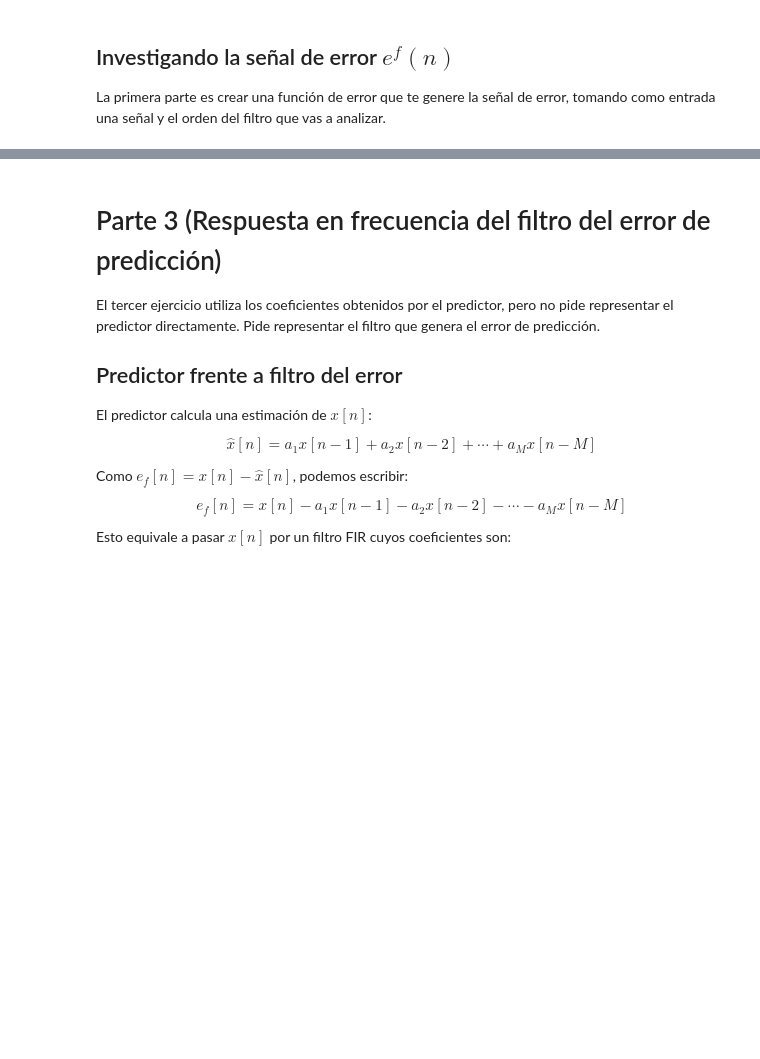
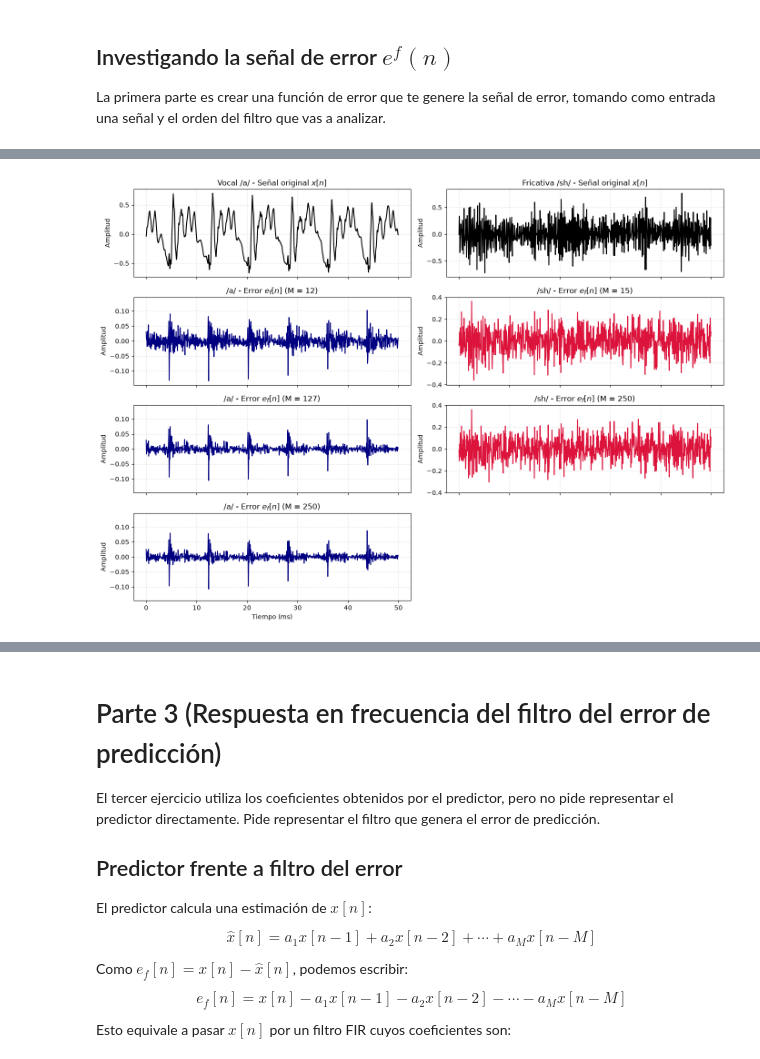
Before and after one commit to ItoRalde/TP3-Proc-Adaptivo-de-se-ales, a Jupyter notebook: T3.ipynb, the cells around one changed output, grey strips where cells are left out. Drawn from its saved outputs; the diff is of its cells as text; code cells hidden in the pictures; blank space fills up the shorter version.

```diff
--- a/T3.ipynb
+++ b/T3.ipynb
@@ -187,0 +243,85 @@ def calcular_señal_de_error(x, M):
+# %%
+#estableciendo variables
+fs = 16000
+start_sample_sh = 20000 # escogiendo un punto lejos del inicio asi el audio es estable
+start_sample_a = 40000 # en el audio que grabamos al principio hay mucho silencio
+longitud = 800
+tiempo = np.arange(longitud) / fs * 1000 #ms
+
+# Esocgiendo diferentes M para el ruido /a/ para ver como cambia la señal de error dependiendo del codod
+M_a_primer_codo = 12
+M_a_segundo_codo = 127
+
+# Lo mismo para /sh/
+M_sh_primer_codo = 15
+
+#ahora un M donde el error es mínimo para ambas señales
+M_minimo = 250
+
+# calculando la señal de error para /a/ con diferentes M
+e_a_primer_codo = calcular_señal_de_error(a, M_a_primer_codo)
+e_a_segundo_codo = calcular_señal_de_error(a, M_a_segundo_codo)
+e_a_minimo = calcular_señal_de_error(a, M_minimo)
+
+#recortando la señal para graficar
+e_a_primer_codo = e_a_primer_codo[start_sample_a:start_sample_a + longitud]
+e_a_segundo_codo = e_a_segundo_codo[start_sample_a:start_sample_a + longitud]
+e_a_minimo = e_a_minimo[start_sample_a:start_sample_a + longitud]
+
+# ahora haciendo lo mismo con la señal a_sh
+e_sh_primer_codo = calcular_señal_de_error(sh, M_sh_primer_codo)
+e_sh_minimo = calcular_señal_de_error(sh, M_minimo)
+
+#de nuevo recortando la señal para graficar
+e_sh_primer_codo = e_sh_primer_codo[start_sample_sh:start_sample_sh + longitud]
+e_sh_minimo = e_sh_minimo[start_sample_sh:start_sample_sh + longitud]
+
+#escogiendo el tramo de audio para graficar
+a_tramo = a[start_sample_a:start_sample_a + longitud]
+sh_tramo = sh[start_sample_sh:start_sample_sh + longitud]
+
+# graficando todo
+fig, axes = plt.subplots(4, 2, figsize=(14, 10), sharex=True)
+
+# Columna de /a/
+errores_a = [(M_a_primer_codo, e_a_primer_codo),
+             (M_a_segundo_codo, e_a_segundo_codo),
+             (M_minimo, e_a_minimo)]
+
+axes[0, 0].plot(tiempo, a_tramo, color="black")
+axes[0, 0].set_title("Vocal /a/ - Señal original $x[n]$")
+
+for i, (M_i, e) in enumerate(errores_a):
+    axes[i + 1, 0].plot(tiempo, e, color="navy")
+    axes[i + 1, 0].set_title(f"/a/ - Error $e_f[n]$ (M = {M_i})")
+
+# Columna de /sh/
+errores_sh = [(M_sh_primer_codo, e_sh_primer_codo),
+              (M_minimo, e_sh_minimo)]
+
+axes[0, 1].plot(tiempo, sh_tramo, color="black")
+axes[0, 1].set_title("Fricativa /sh/ - Señal original $x[n]$")
+
+for i, (M_i, e) in enumerate(errores_sh):
+    axes[i + 1, 1].plot(tiempo, e, color="crimson")
+    axes[i + 1, 1].set_title(f"/sh/ - Error $e_f[n]$ (M = {M_i})")
+
+# Mismo rango vertical para los tres errores de cada columna (así se compara la amplitud)
+for col, errores in enumerate([errores_a, errores_sh]):
+    ymax = max(np.max(np.abs(e)) for _, e in errores)
+    for fila in range(1, 4):
+        axes[fila, col].set_ylim(-1.1 * ymax, 1.1 * ymax)
+
+for ax in axes.flatten():
+    ax.grid(True, linestyle=":", alpha=0.6)
+    ax.set_ylabel("Amplitud")
+
+axes[-1, 0].set_xlabel("Tiempo (ms)")
+axes[-1, 1].set_xlabel("Tiempo (ms)")
+
+axes[3, 1].axis("off")
+
+plt.tight_layout()
+plt.show()
+# %% [output]
+[figure, added]
```
Also changed, not shown: parts of 18 cells of this notebook, 3 other files.
